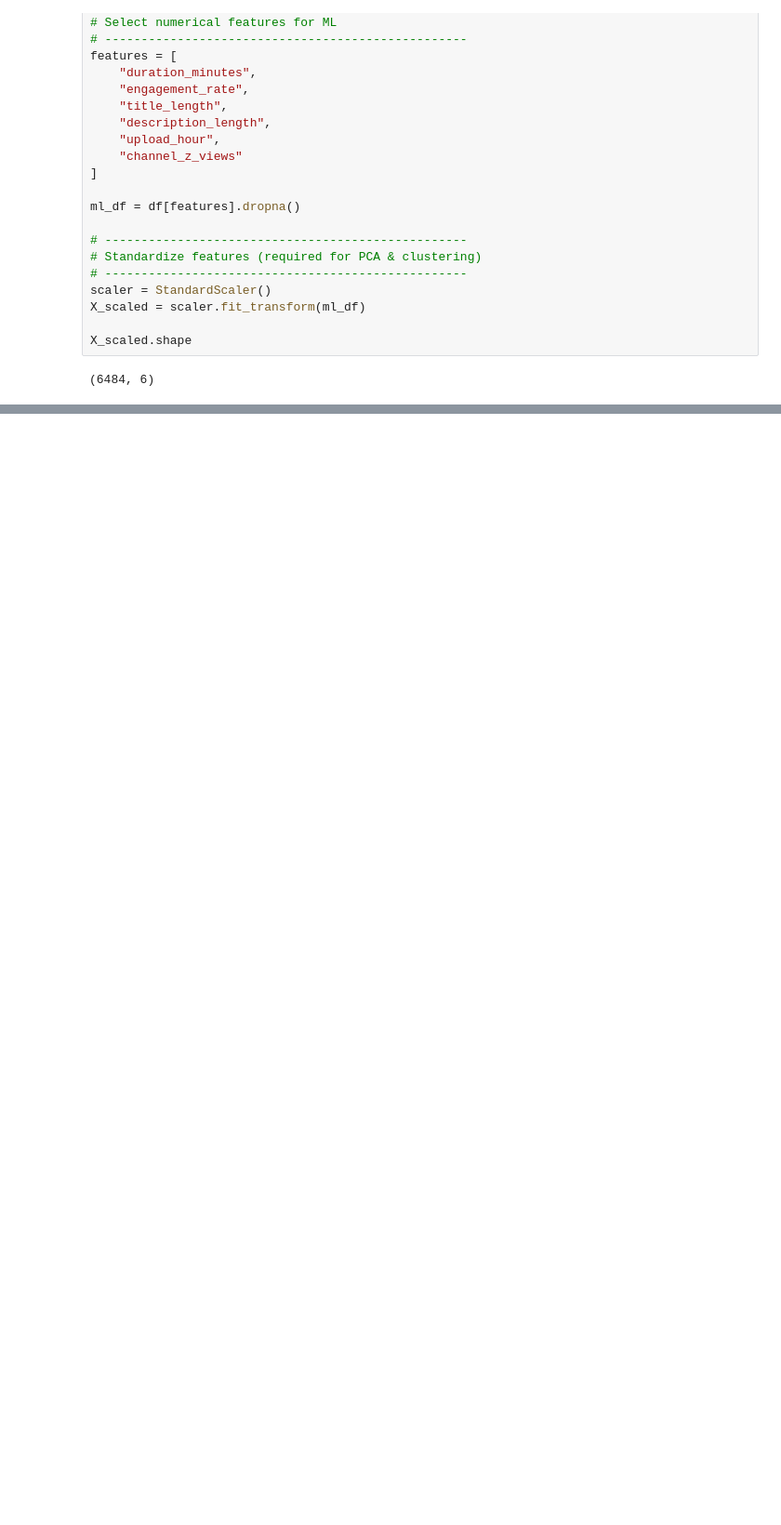
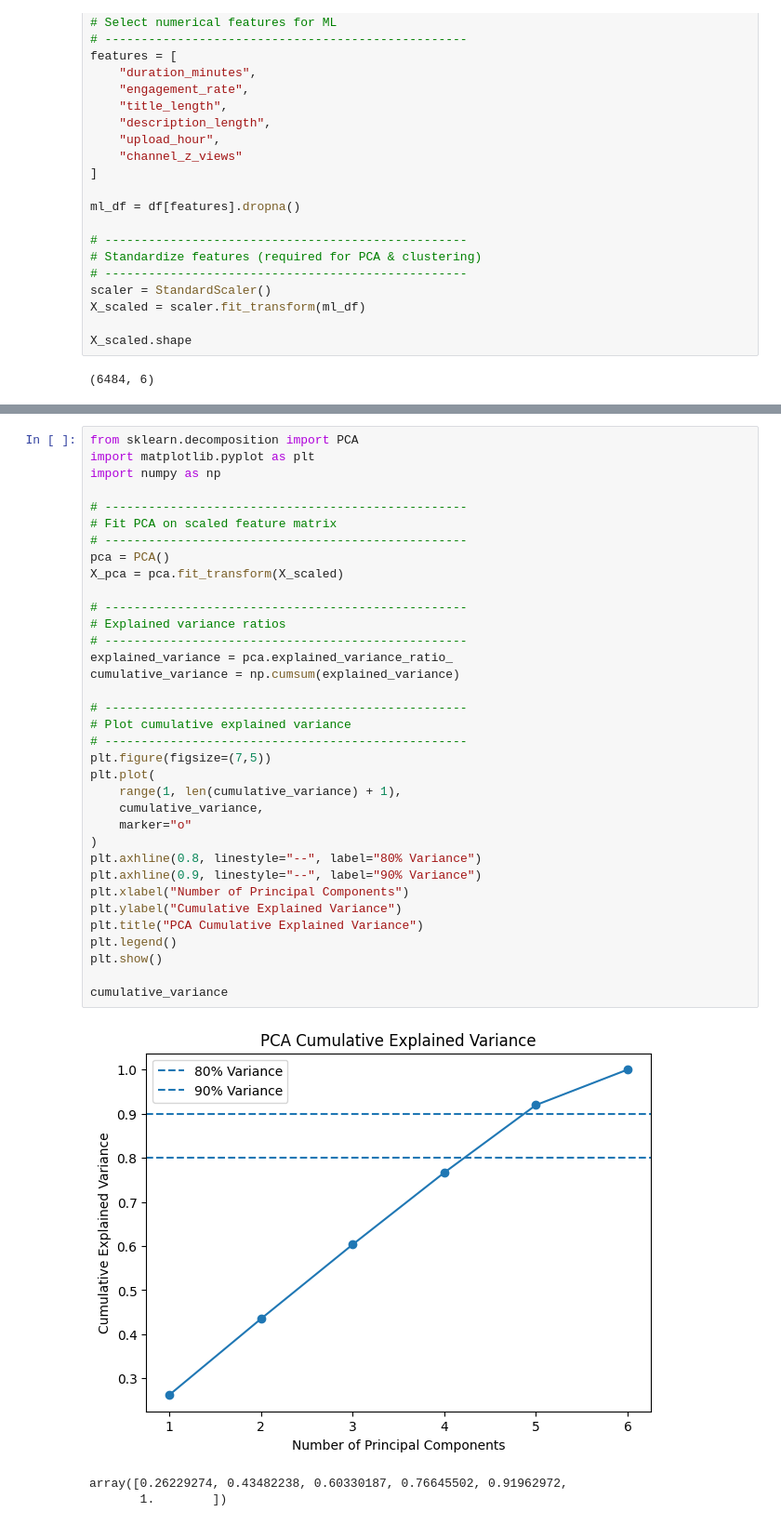
Before and after one commit to zakbosson-oss/DSA210_Project, a Jupyter notebook: DSA_210_Project.ipynb, the cells around one changed output, grey strips where cells are left out. Shown at 93% size. Drawn from its saved outputs; the diff is of its cells as text; blank space fills up the shorter version.

```diff
--- a/DSA_210_Project.ipynb
+++ b/DSA_210_Project.ipynb
@@ -1241,0 +1264,39 @@ X_scaled.shape
+# %%
+from sklearn.decomposition import PCA
+import matplotlib.pyplot as plt
+import numpy as np
+
+# --------------------------------------------------
+# Fit PCA on scaled feature matrix
+# --------------------------------------------------
+pca = PCA()
+X_pca = pca.fit_transform(X_scaled)
+
+# --------------------------------------------------
+# Explained variance ratios
+# --------------------------------------------------
+explained_variance = pca.explained_variance_ratio_
+cumulative_variance = np.cumsum(explained_variance)
+
+# --------------------------------------------------
+# Plot cumulative explained variance
+# --------------------------------------------------
+plt.figure(figsize=(7,5))
+plt.plot(
+    range(1, len(cumulative_variance) + 1),
+    cumulative_variance,
+    marker="o"
+)
+plt.axhline(0.8, linestyle="--", label="80% Variance")
+plt.axhline(0.9, linestyle="--", label="90% Variance")
+plt.xlabel("Number of Principal Components")
+plt.ylabel("Cumulative Explained Variance")
+plt.title("PCA Cumulative Explained Variance")
+plt.legend()
+plt.show()
+
+cumulative_variance
+# %% [output]
+[figure, added]
+array([0.26229274, 0.43482238, 0.60330187, 0.76645502, 0.91962972,
+       1.        ])
```
Also changed, not shown: parts of 21 cells of this notebook.
